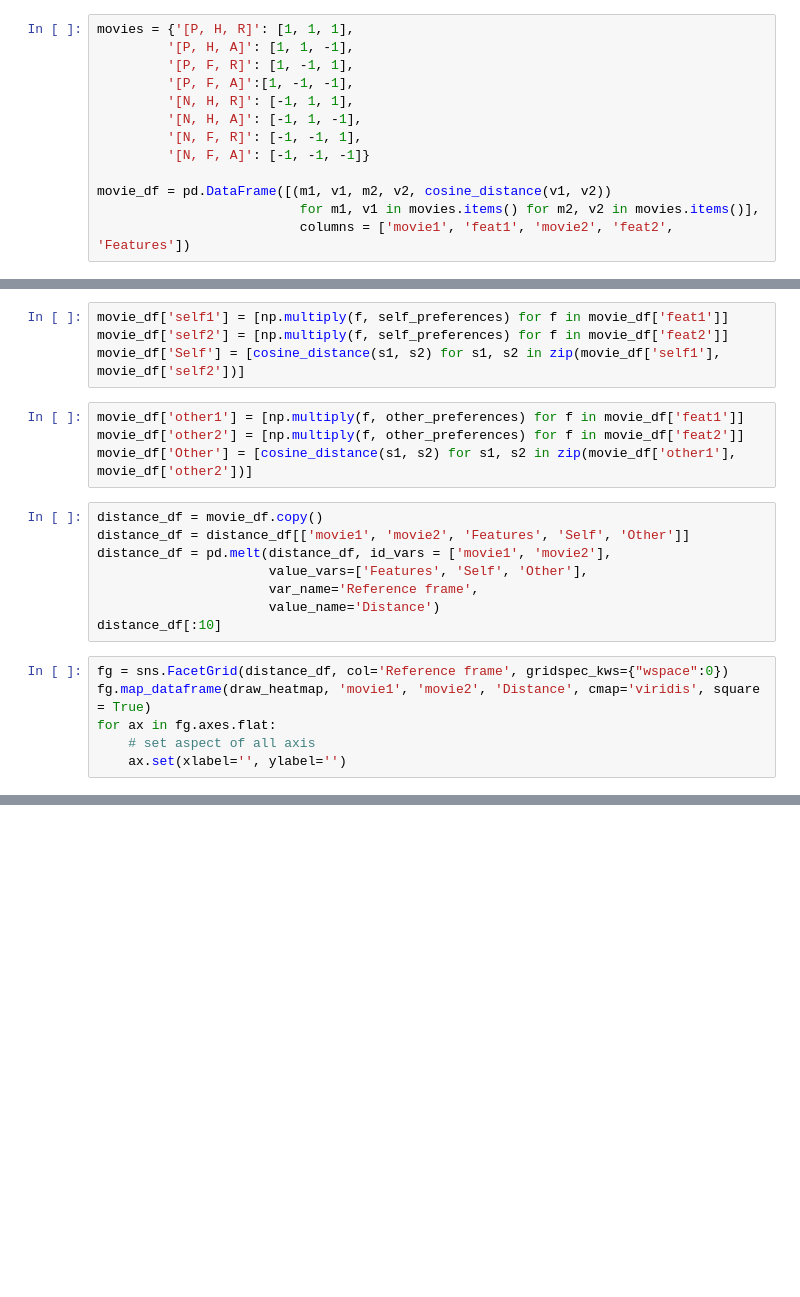
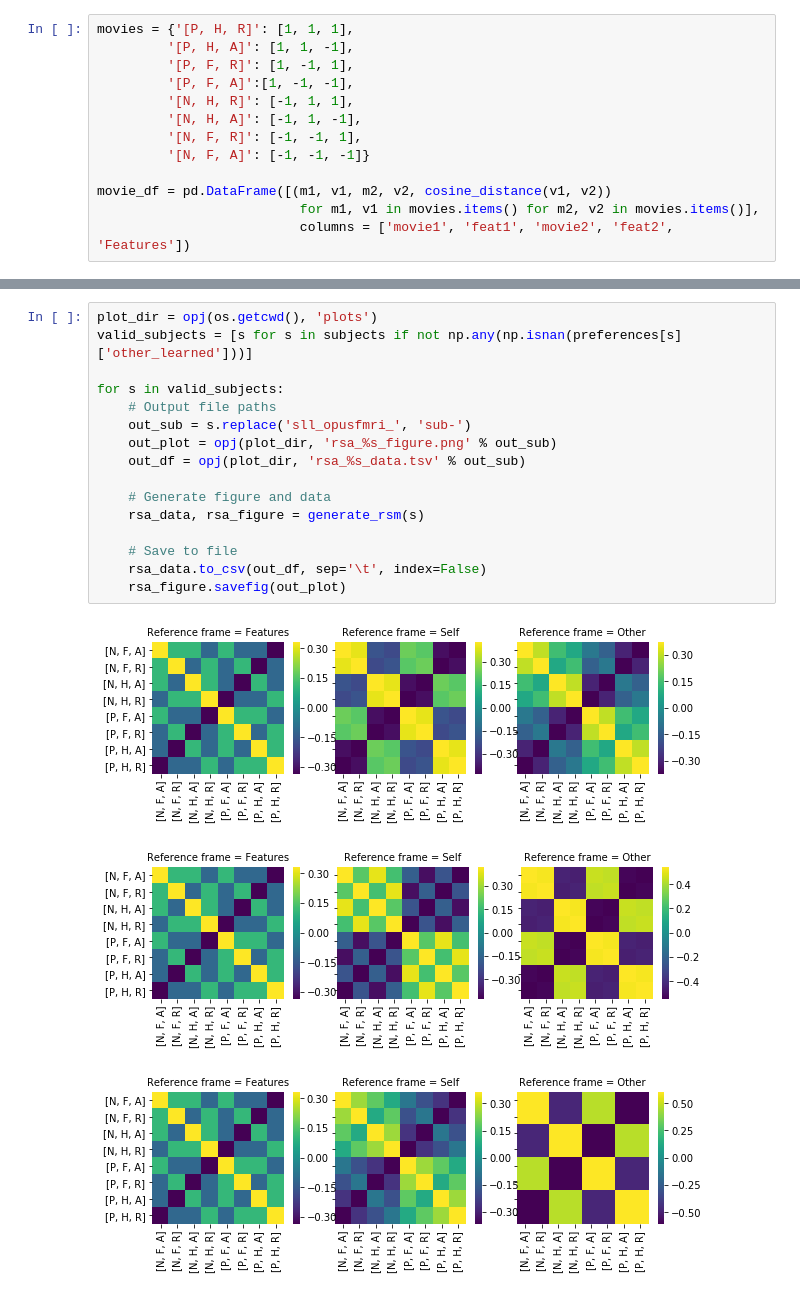
Before and after one commit to nataliavelez/PreferencesFMRI, a Jupyter notebook: 4_RSA/4_1_generate_rsm.ipynb, the cells around one changed output, grey strips where cells are left out. Drawn from its saved outputs; the diff is of its cells as text; blank space fills up the shorter version.

Commit message:
added subject-specific representational similarity matrices

```diff
--- a/4_RSA/4_1_generate_rsm.ipynb
+++ b/4_RSA/4_1_generate_rsm.ipynb
@@ -106,22 +157,0 @@ other_preferences = [0, 1, 0]
-# %%
-movie_df['self1'] = [np.multiply(f, self_preferences) for f in movie_df['feat1']]
-movie_df['self2'] = [np.multiply(f, self_preferences) for f in movie_df['feat2']]
-movie_df['Self'] = [cosine_distance(s1, s2) for s1, s2 in zip(movie_df['self1'], movie_df['self2'])]
-# %%
-movie_df['other1'] = [np.multiply(f, other_preferences) for f in movie_df['feat1']]
-movie_df['other2'] = [np.multiply(f, other_preferences) for f in movie_df['feat2']]
-movie_df['Other'] = [cosine_distance(s1, s2) for s1, s2 in zip(movie_df['other1'], movie_df['other2'])]
-# %%
-distance_df = movie_df.copy()
-distance_df = distance_df[['movie1', 'movie2', 'Features', 'Self', 'Other']]
-distance_df = pd.melt(distance_df, id_vars = ['movie1', 'movie2'],
-                      value_vars=['Features', 'Self', 'Other'],
-                      var_name='Reference frame',
-                      value_name='Distance')
-distance_df[:10]
-# %%
-fg = sns.FacetGrid(distance_df, col='Reference frame', gridspec_kws={"wspace":0})
-fg.map_dataframe(draw_heatmap, 'movie1', 'movie2', 'Distance', cmap='viridis', square = True)
-for ax in fg.axes.flat:
-    # set aspect of all axis
-    ax.set(xlabel='', ylabel='')
@@ -127,0 +195,20 @@ for ax in fg.axes.flat:
+# %%
+plot_dir = opj(os.getcwd(), 'plots')
+valid_subjects = [s for s in subjects if not np.any(np.isnan(preferences[s]['other_learned']))]
+
+for s in valid_subjects:
+    # Output file paths
+    out_sub = s.replace('sll_opusfmri_', 'sub-')
+    out_plot = opj(plot_dir, 'rsa_%s_figure.png' % out_sub)
+    out_df = opj(plot_dir, 'rsa_%s_data.tsv' % out_sub)
+
+    # Generate figure and data
+    rsa_data, rsa_figure = generate_rsm(s)
+
+    # Save to file
+    rsa_data.to_csv(out_df, sep='\t', index=False)
+    rsa_figure.savefig(out_plot)
+# %% [output]
+[figure, added]
+[figure, added]
+[figure, added]
```
Also changed, not shown: parts of 24 cells of this notebook, 11 other files.
